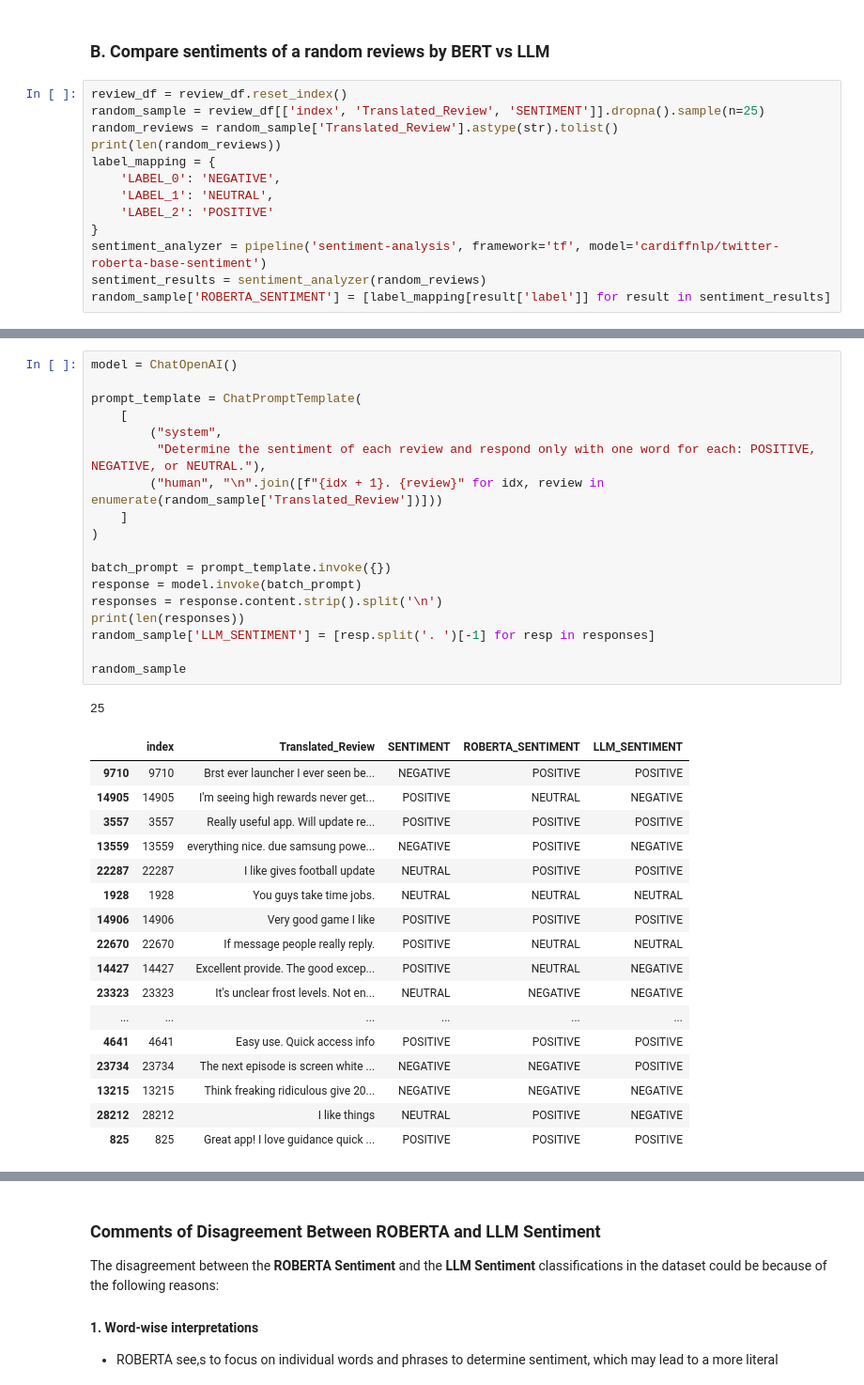
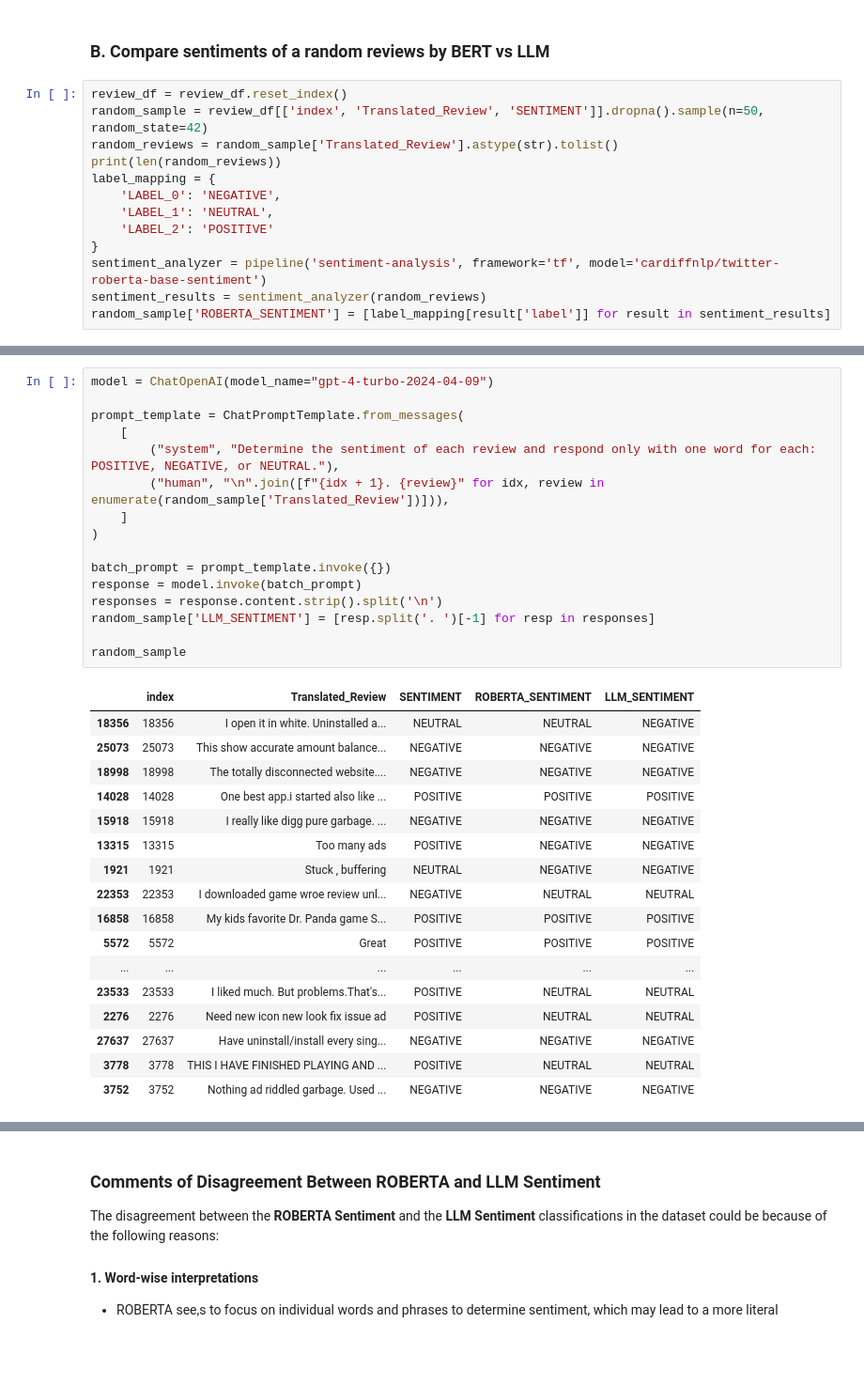
Before and after one commit to syed-rizvi-leanix/google_play_store_reviews, a Jupyter notebook: google_play_store.ipynb, the cells around one changed output, grey strips where cells are left out. Shown at 94% size. Saved outputs shown, nothing was run; the diff lists cells and outputs as text; blank space fills up the shorter version.

```diff
--- a/google_play_store.ipynb
+++ b/google_play_store.ipynb
@@ -170,7 +218,7 @@ plt.show()
 ### B. Compare sentiments of a random reviews by BERT vs LLM
 # %%
 review_df = review_df.reset_index()
-random_sample = review_df[['index', 'Translated_Review', 'SENTIMENT']].dropna().sample(n=25)
+random_sample = review_df[['index', 'Translated_Review', 'SENTIMENT']].dropna().sample(n=50, random_state=42)
 random_reviews = random_sample['Translated_Review'].astype(str).tolist()
 print(len(random_reviews))
 label_mapping = {
@@ -189,42 +237,39 @@ All the layers of TFRobertaForSequenceClassification were initialized from the m
 If your task is similar to the task the model of the checkpoint was trained on, you can already use TFRobertaForSequenceClassification for predictions without further training.
 Device set to use 0
 # %%
-model = ChatOpenAI()
+model = ChatOpenAI(model_name="gpt-4-turbo-2024-04-09")
 
-prompt_template = ChatPromptTemplate(
+prompt_template = ChatPromptTemplate.from_messages(
     [
-        ("system",
-         "Determine the sentiment of each review and respond only with one word for each: POSITIVE, NEGATIVE, or NEUTRAL."),
-        ("human", "\n".join([f"{idx + 1}. {review}" for idx, review in enumerate(random_sample['Translated_Review'])]))
+        ("system", "Determine the sentiment of each review and respond only with one word for each: POSITIVE, NEGATIVE, or NEUTRAL."),
+        ("human", "\n".join([f"{idx + 1}. {review}" for idx, review in enumerate(random_sample['Translated_Review'])])),
     ]
 )
 
 batch_prompt = prompt_template.invoke({})
 response = model.invoke(batch_prompt)
 responses = response.content.strip().split('\n')
-print(len(responses))
 random_sample['LLM_SENTIMENT'] = [resp.split('. ')[-1] for resp in responses]
 
 random_sample
 # %% [output]
-25
 |  | index | Translated_Review | SENTIMENT | ROBERTA_SENTIMENT | LLM_SENTIMENT |
-| 9710 | 9710 | Brst ever launcher I ever seen be... | NEGATIVE | POSITIVE | POSITIVE |
-| 14905 | 14905 | I'm seeing high rewards never get... | POSITIVE | NEUTRAL | NEGATIVE |
-| 3557 | 3557 | Really useful app. Will update re... | POSITIVE | POSITIVE | POSITIVE |
-| 13559 | 13559 | everything nice. due samsung powe... | NEGATIVE | POSITIVE | NEGATIVE |
-| 22287 | 22287 | I like gives football update | NEUTRAL | POSITIVE | POSITIVE |
-| 1928 | 1928 | You guys take time jobs. | NEUTRAL | NEUTRAL | NEUTRAL |
-| 14906 | 14906 | Very good game I like | POSITIVE | POSITIVE | POSITIVE |
-| 22670 | 22670 | If message people really reply. | POSITIVE | NEUTRAL | NEUTRAL |
-| 14427 | 14427 | Excellent provide. The good excep... | POSITIVE | NEUTRAL | NEGATIVE |
-| 23323 | 23323 | It's unclear frost levels. Not en... | NEUTRAL | NEGATIVE | NEGATIVE |
+| 18356 | 18356 | I open it in white. Uninstalled a... | NEUTRAL | NEUTRAL | NEGATIVE |
+| 25073 | 25073 | This show accurate amount balance... | NEGATIVE | NEGATIVE | NEGATIVE |
+| 18998 | 18998 | The totally disconnected website.... | NEGATIVE | NEGATIVE | NEGATIVE |
+| 14028 | 14028 | One best app.i started also like ... | POSITIVE | POSITIVE | POSITIVE |
+| 15918 | 15918 | I really like digg pure garbage. ... | NEGATIVE | NEGATIVE | NEGATIVE |
+| 13315 | 13315 | Too many ads | POSITIVE | NEGATIVE | NEGATIVE |
+| 1921 | 1921 | Stuck , buffering | NEUTRAL | NEGATIVE | NEGATIVE |
+| 22353 | 22353 | I downloaded game wroe review unl... | NEGATIVE | NEUTRAL | NEUTRAL |
+| 16858 | 16858 | My kids favorite Dr. Panda game S... | POSITIVE | POSITIVE | POSITIVE |
+| 5572 | 5572 | Great | POSITIVE | POSITIVE | POSITIVE |
 | ... | ... | ... | ... | ... | ... |
-| 4641 | 4641 | Easy use. Quick access info | POSITIVE | POSITIVE | POSITIVE |
-| 23734 | 23734 | The next episode is screen white ... | NEGATIVE | NEGATIVE | POSITIVE |
-| 13215 | 13215 | Think freaking ridiculous give 20... | NEGATIVE | NEGATIVE | NEGATIVE |
-| 28212 | 28212 | I like things | NEUTRAL | POSITIVE | NEGATIVE |
-| 825 | 825 | Great app! I love guidance quick ... | POSITIVE | POSITIVE | POSITIVE |
+| 23533 | 23533 | I liked much. But problems.That's... | POSITIVE | NEUTRAL | NEUTRAL |
+| 2276 | 2276 | Need new icon new look fix issue ad | POSITIVE | NEUTRAL | NEUTRAL |
+| 27637 | 27637 | Have uninstall/install every sing... | NEGATIVE | NEGATIVE | NEGATIVE |
+| 3778 | 3778 | THIS I HAVE FINISHED PLAYING AND ... | POSITIVE | NEUTRAL | NEUTRAL |
+| 3752 | 3752 | Nothing ad riddled garbage. Used ... | NEGATIVE | NEGATIVE | NEGATIVE |
 # %%
 random_sample['ROBERTA_SENTIMENT'] = random_sample['ROBERTA_SENTIMENT'].str.strip().str.upper()
 random_sample['LLM_SENTIMENT'] = random_sample['LLM_SENTIMENT'].str.strip().str.upper()
```
Also changed, not shown: parts of 9 cells of this notebook, 1 other file.
